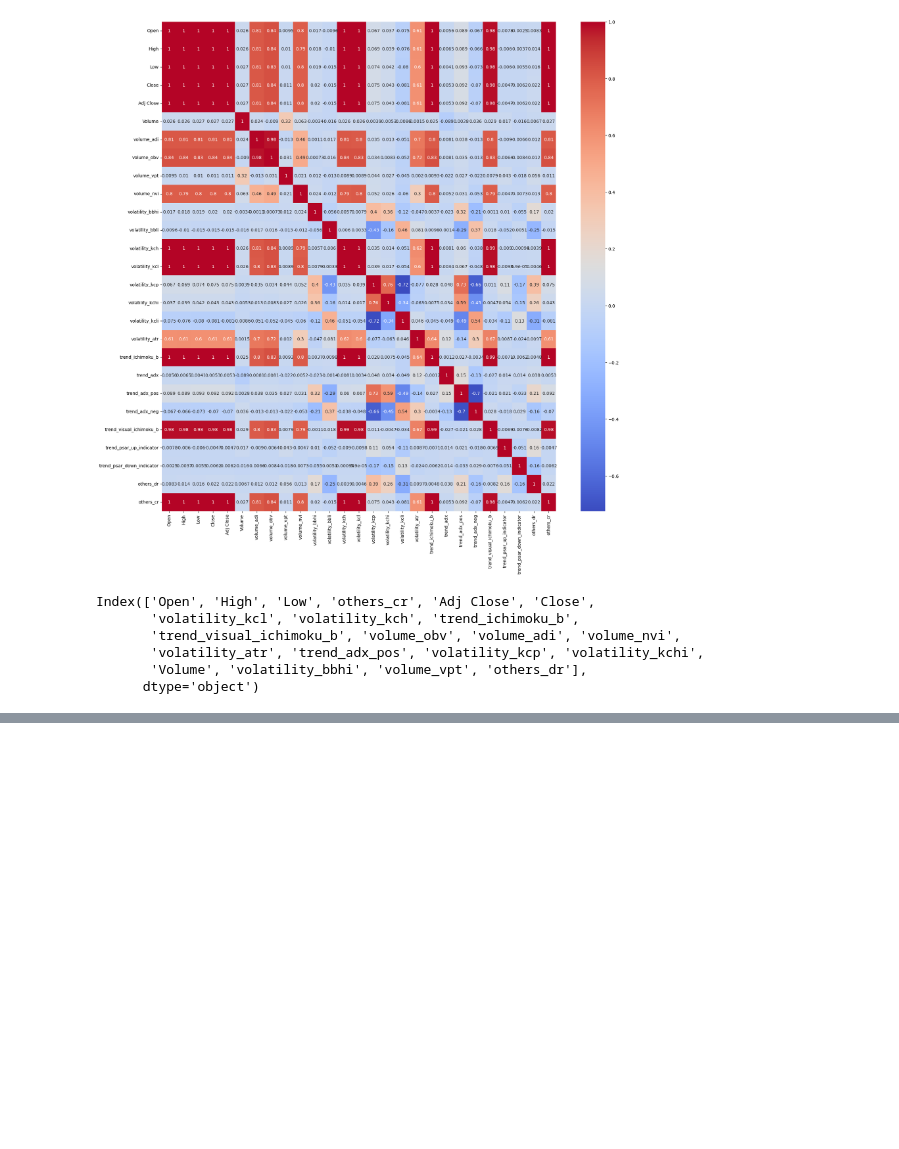
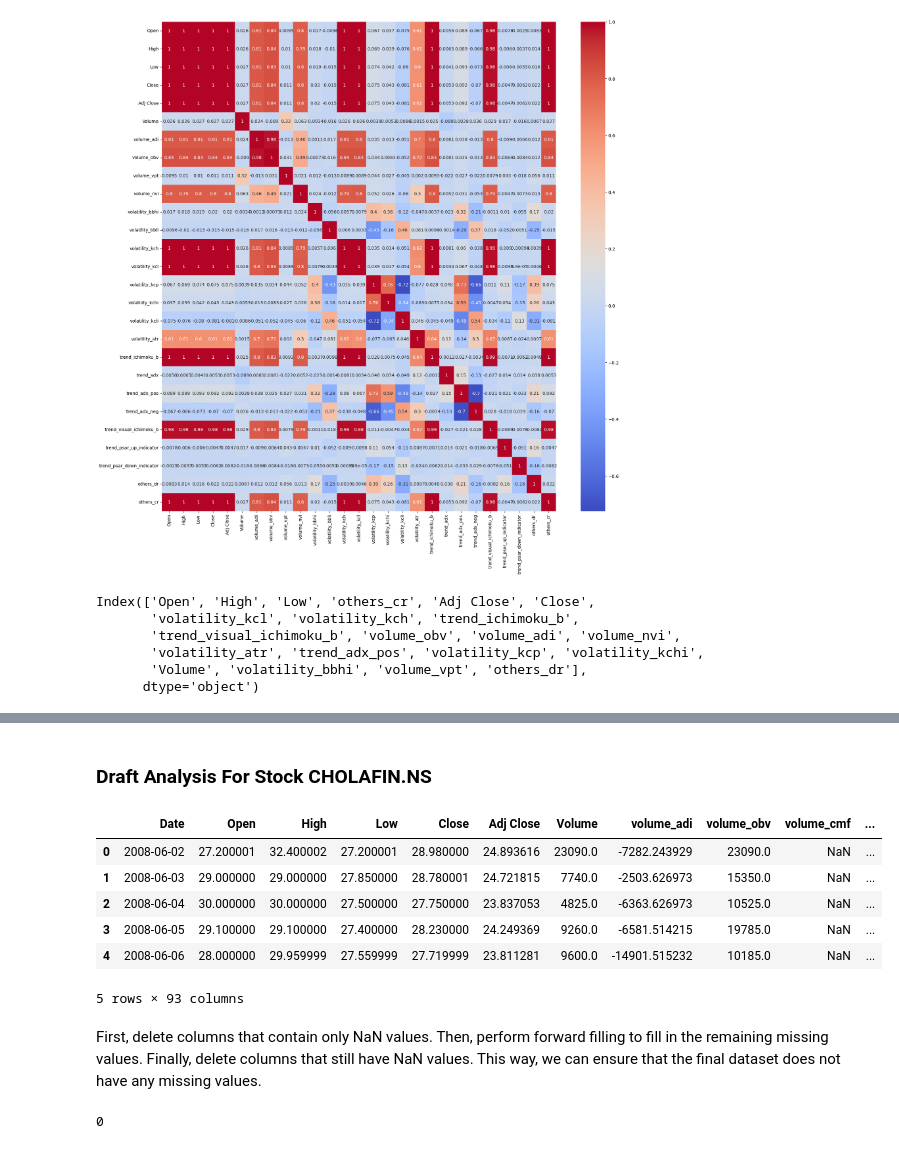
Before and after one commit to yyan17/SIADS-699, a Jupyter notebook: notebooks/random_forest.ipynb, the cells around one changed output, grey strips where cells are left out. Drawn from its saved outputs; the diff is of its cells as text; code cells hidden in the pictures; blank space fills up the shorter version.

Commit message:
add CHOLAFIN draft RF analysis

```diff
--- a/notebooks/random_forest.ipynb
+++ b/notebooks/random_forest.ipynb
@@ -119,0 +124,30 @@ Index(['High', 'Low', 'volume_obv', 'trend_ichimoku_b', 'others_cr'], dtype='obj
+# %% [markdown]
+### Draft Analysis For Stock CHOLAFIN.NS
+# %%
+data = pd.read_csv('../datasets/raw/market_data/CHOLAFIN.NS.csv')
+# %%
+data.head()
+# %% [output]
+|  | Date | Open | High | Low | Close | Adj Close | Volume | volume_adi | volume_obv | volume_cmf | ... |
+| 0 | 2008-06-02 | 27.200001 | 32.400002 | 27.200001 | 28.980000 | 24.893616 | 23090.0 | -7282.243929 | 23090.0 | NaN | ... |
+| 1 | 2008-06-03 | 29.000000 | 29.000000 | 27.850000 | 28.780001 | 24.721815 | 7740.0 | -2503.626973 | 15350.0 | NaN | ... |
+| 2 | 2008-06-04 | 30.000000 | 30.000000 | 27.500000 | 27.750000 | 23.837053 | 4825.0 | -6363.626973 | 10525.0 | NaN | ... |
+| 3 | 2008-06-05 | 29.100000 | 29.100000 | 27.400000 | 28.230000 | 24.249369 | 9260.0 | -6581.514215 | 19785.0 | NaN | ... |
+| 4 | 2008-06-06 | 28.000000 | 29.959999 | 27.559999 | 27.719999 | 23.811281 | 9600.0 | -14901.515232 | 10185.0 | NaN | ... |
+5 rows × 93 columns
+# %% [markdown]
+First, delete columns that contain only NaN values. Then, perform forward filling to fill in the remaining missing values. Finally, delete columns that still have NaN values. This way, we can ensure that the final dataset does not have any missing values.
+# %%
+# Drop columns where all values are NaN
+data = data.dropna(axis=1, how='all')
+
+# Forward fill the remaining missing values
+data.fillna(method='ffill', inplace=True)
+
+# Drop columns where any value is NaN
+data = data.dropna(axis=1, how='any')
+
+# Check again for missing values
+data.isnull().sum().sum()
+# %% [output]
+0
```
Also changed, not shown: parts of 11 cells of this notebook.
